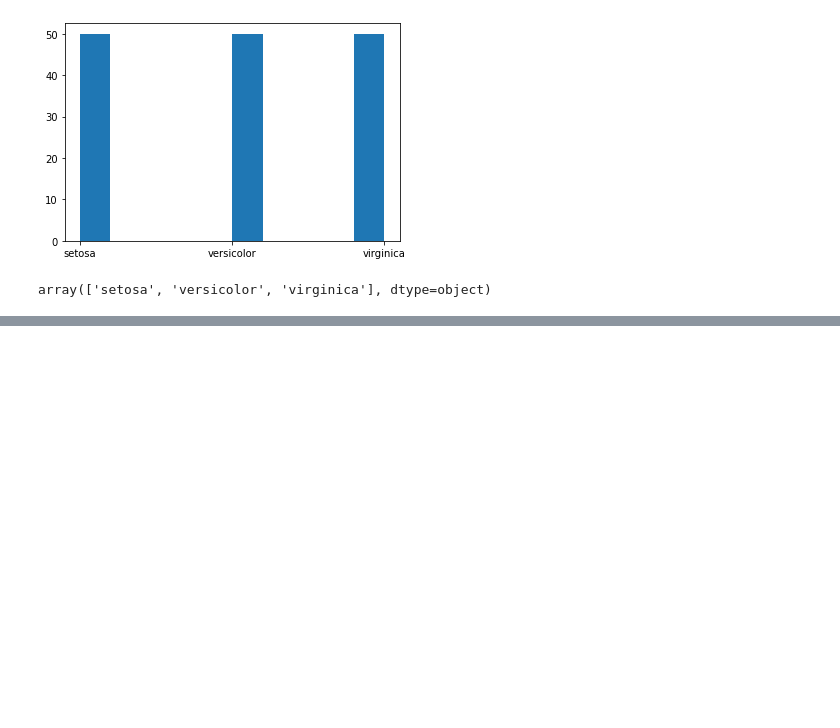
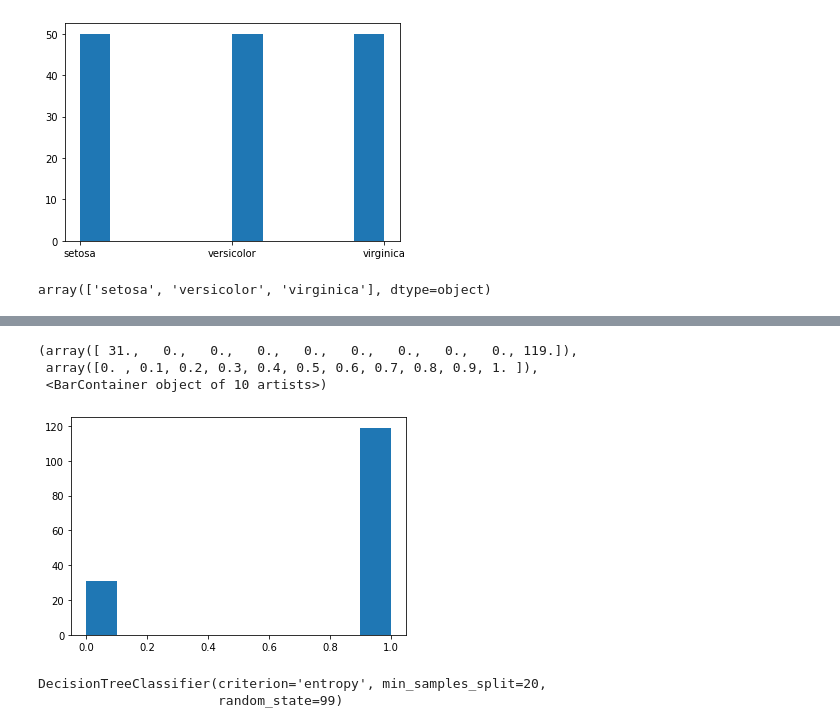
Before and after one commit to GersonVis/Tecnicas-de-IA, a Jupyter notebook: curso udemy/arbol de desicion/Practica arbol de decision.ipynb, the cells around one changed output, grey strips where cells are left out. Saved outputs shown, nothing was run; the diff lists cells and outputs as text; code cells hidden in the pictures; blank space fills up the shorter version.

```diff
--- a/curso udemy/arbol de desicion/Practica arbol de decision.ipynb
+++ b/curso udemy/arbol de desicion/Practica arbol de decision.ipynb
@@ -38,0 +45,4 @@ colnames=
+# %%
+## dividir el dataset para testing y entrenamiento
+## seleccioanamos todos los valores por debajo de 0.75
+data["is_train"]=np.random.uniform(0,1, len(data))<=0.75
@@ -38,0 +64,8 @@ colnames=
+# %%
+## vemos cuantas están marcadas o son menos a 0.75
+plt.hist(data.is_train.astype(int))
+# %% [output]
+(array([ 31.,   0.,   0.,   0.,   0.,   0.,   0.,   0.,   0., 119.]),
+ array([0. , 0.1, 0.2, 0.3, 0.4, 0.5, 0.6, 0.7, 0.8, 0.9, 1. ]),
+ <BarContainer object of 10 artists>)
+[figure, added]
@@ -38,0 +77,10 @@ colnames=
+# %%
+## creamos el árbol
+## min_samples_split= determina el máximo de nodos que se deben producir
+## min_samples_leaf es el mínimo de elementos por nodo
+tree=DecisionTreeClassifier(criterion="entropy", min_samples_split=20, random_state=99)
+##creamos el módelo, con los datos de las columnas para predecir y con datos con la la columna target
+tree.fit(train[predictors], train[target])
+# %% [output]
+DecisionTreeClassifier(criterion='entropy', min_samples_split=20,
+                       random_state=99)
```
Also changed, not shown: parts of 26 cells of this notebook, 5 other files.
